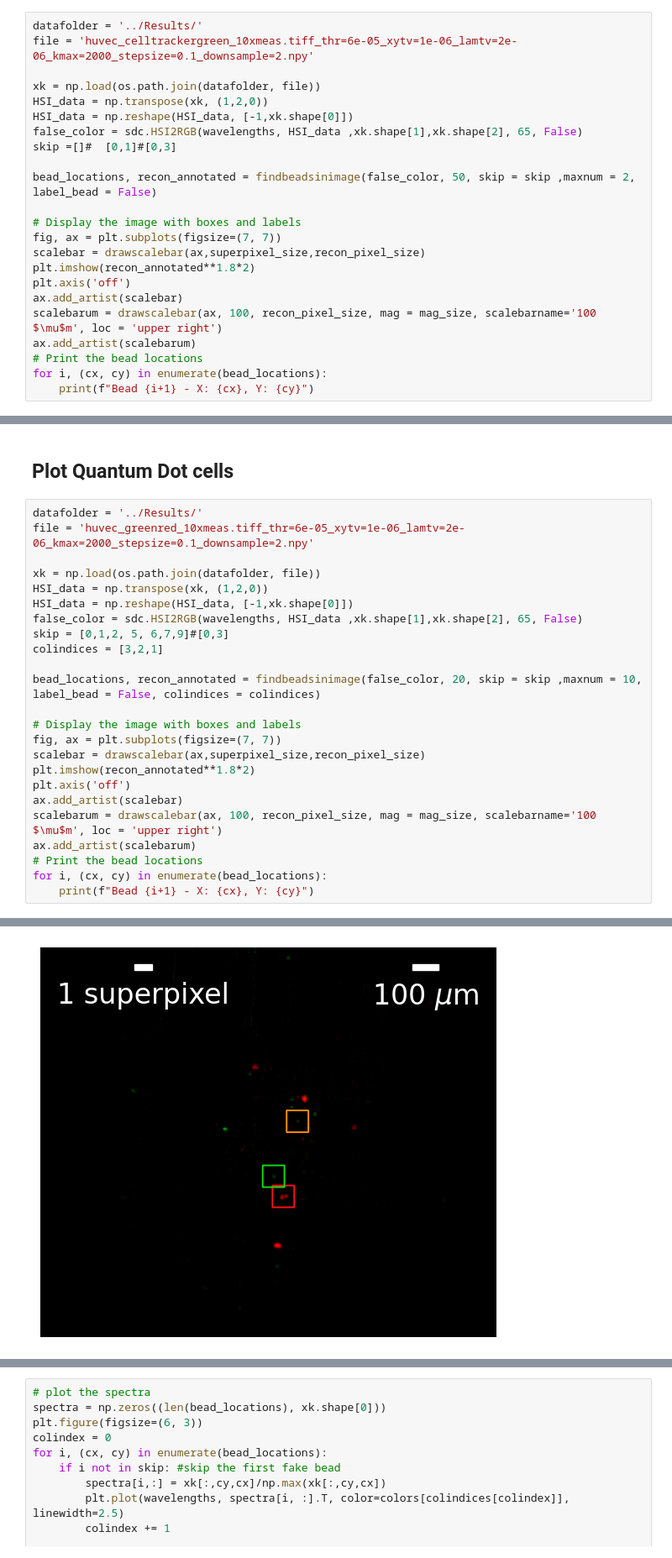
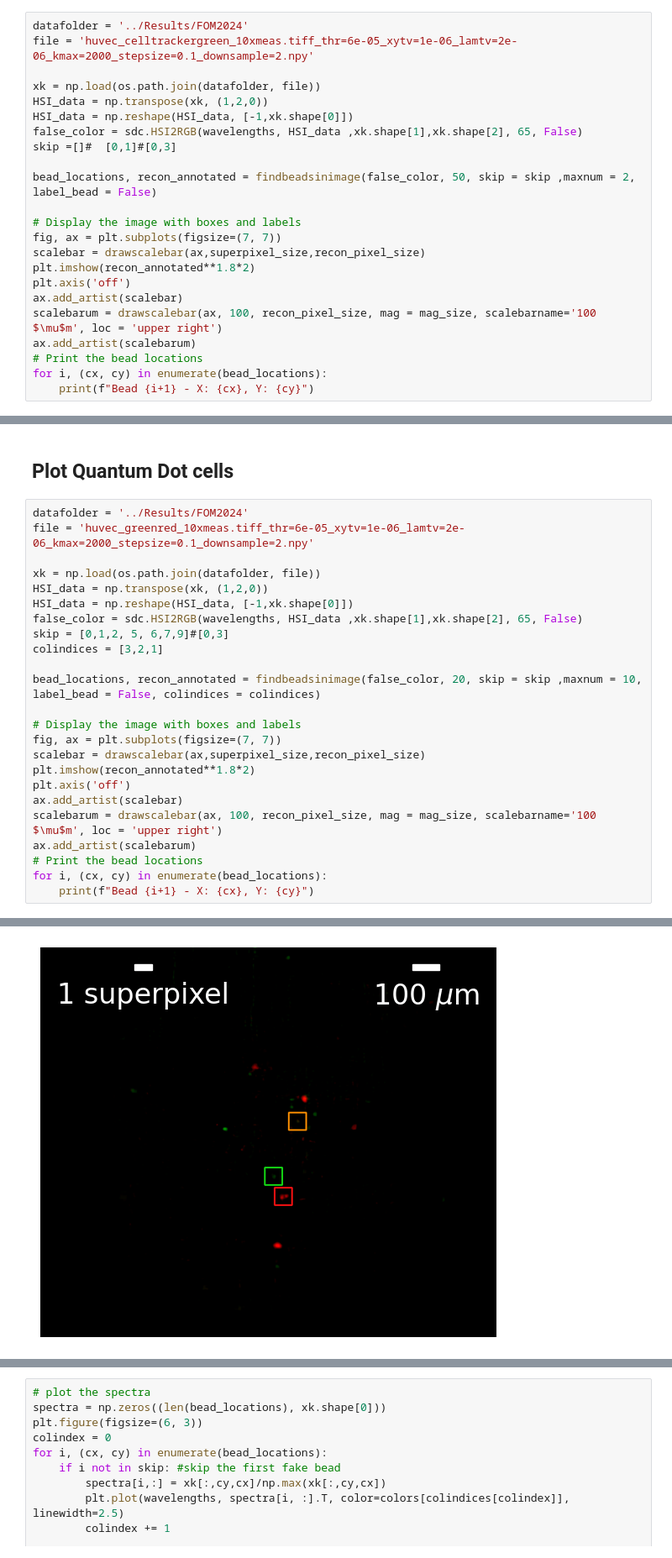
Before and after one commit to neerja/spectraldiffuserscope, a Jupyter notebook: JaxCode/Figure_Notebooks/fig_fixedcells.ipynb, the cells around one changed output, grey strips where cells are left out. Shown: that part at 84% size. Saved outputs shown, nothing was run; the diff lists cells and outputs as text.

```diff
--- a/JaxCode/Figure_Notebooks/fig_fixedcells.ipynb
+++ b/JaxCode/Figure_Notebooks/fig_fixedcells.ipynb
@@ -33,7 +96,7 @@ superpixel_size = 160 # um
 # %% [markdown]
 ## Plot green cells
 # %%
-datafolder = '../Results/'
+datafolder = '../Results/FOM2024'
 file = 'huvec_celltrackergreen_10xmeas.tiff_thr=6e-05_xytv=1e-06_lamtv=2e-06_kmax=2000_stepsize=0.1_downsample=2.npy'
 
 xk = np.load(os.path.join(datafolder, file))
@@ -133,7 +196,7 @@ ax.spines['right'].set_visible(False)
 # %% [markdown]
 ## Plot Quantum Dot cells
 # %%
-datafolder = '../Results/'
+datafolder = '../Results/FOM2024'
 file = 'huvec_greenred_10xmeas.tiff_thr=6e-05_xytv=1e-06_lamtv=2e-06_kmax=2000_stepsize=0.1_downsample=2.npy'
 
 xk = np.load(os.path.join(datafolder, file))
@@ -161,14 +224,14 @@ Clipping input data to the valid range for imshow with RGB data ([0..1] for floa
 Bead 1 - X: 301, Y: 625
 Bead 2 - X: 434, Y: 585
 Bead 3 - X: 435, Y: 547
 Bead 4 - X: 446, Y: 457
 Bead 5 - X: 428, Y: 420
 Bead 6 - X: 339, Y: 333
 Bead 7 - X: 491, Y: 330
 Bead 8 - X: 576, Y: 330
 Bead 9 - X: 472, Y: 319
 Bead 10 - X: 504, Y: 305
-[figure, old version]
+[figure, new version]
 # %%
 zoom = recon_annotated[250:500,400:520,:]
 plt.imshow(zoom**.7)
```
Also changed, not shown: parts of 7 cells of this notebook, 37 other files.
